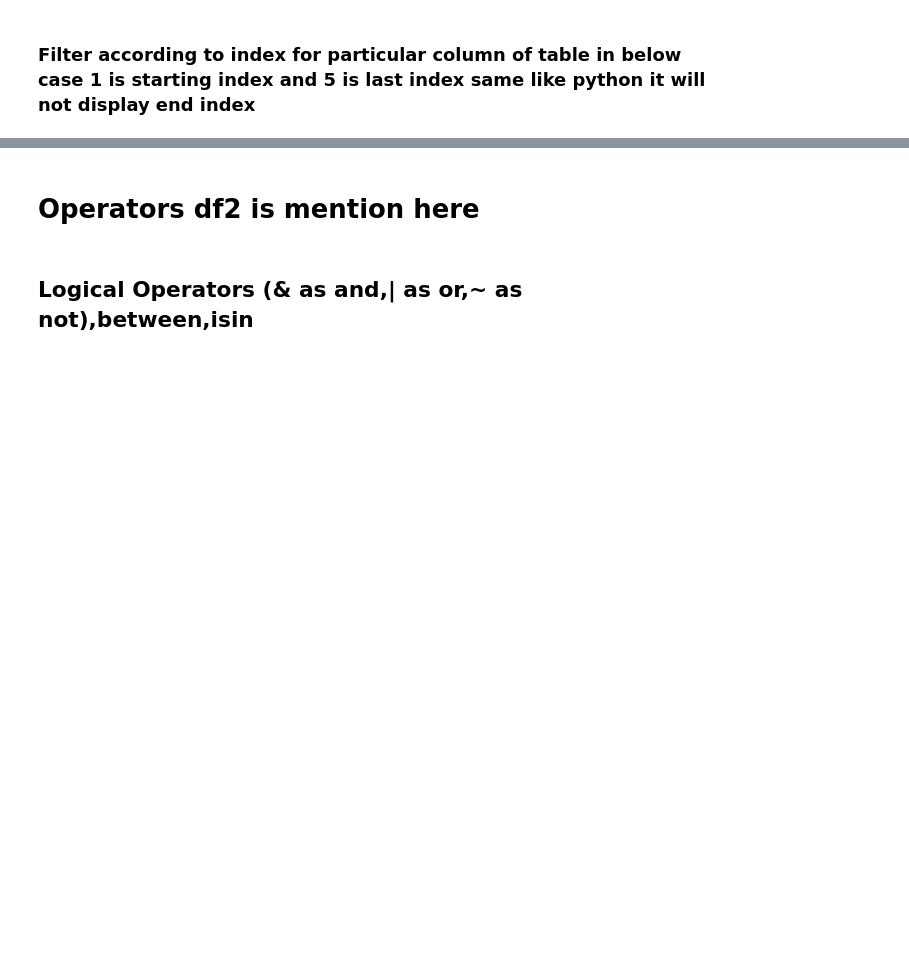
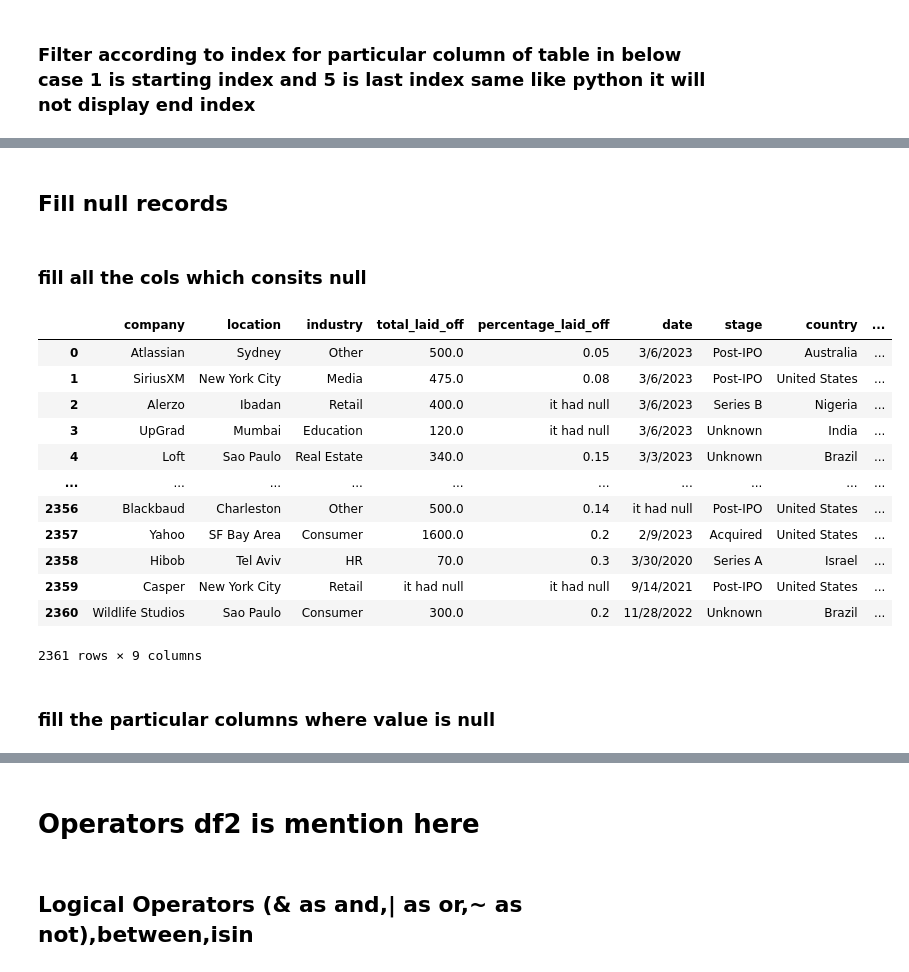
Before and after one commit to Ni3Gawande/pandas, a Jupyter notebook: NotesIG.ipynb, the cells around one changed output, grey strips where cells are left out. Saved outputs shown, nothing was run; the diff lists cells and outputs as text; code cells hidden in the pictures; blank space fills up the shorter version.

```diff
--- a/NotesIG.ipynb
+++ b/NotesIG.ipynb
@@ -543,0 +229,24 @@ Name: company, dtype: object
+# %% [markdown]
+## Fill null records
+# %% [markdown]
+### fill all the cols which consits null
+# %%
+res=df.fillna('it had null')
+res
+# res.isna().sum()
+# %% [output]
+|  | company | location | industry | total_laid_off | percentage_laid_off | date | stage | country | ... |
+| 0 | Atlassian | Sydney | Other | 500.0 | 0.05 | 3/6/2023 | Post-IPO | Australia | ... |
+| 1 | SiriusXM | New York City | Media | 475.0 | 0.08 | 3/6/2023 | Post-IPO | United States | ... |
+| 2 | Alerzo | Ibadan | Retail | 400.0 | it had null | 3/6/2023 | Series B | Nigeria | ... |
+| 3 | UpGrad | Mumbai | Education | 120.0 | it had null | 3/6/2023 | Unknown | India | ... |
+| 4 | Loft | Sao Paulo | Real Estate | 340.0 | 0.15 | 3/3/2023 | Unknown | Brazil | ... |
+| ... | ... | ... | ... | ... | ... | ... | ... | ... | ... |
+| 2356 | Blackbaud | Charleston | Other | 500.0 | 0.14 | it had null | Post-IPO | United States | ... |
+| 2357 | Yahoo | SF Bay Area | Consumer | 1600.0 | 0.2 | 2/9/2023 | Acquired | United States | ... |
+| 2358 | Hibob | Tel Aviv | HR | 70.0 | 0.3 | 3/30/2020 | Series A | Israel | ... |
+| 2359 | Casper | New York City | Retail | it had null | it had null | 9/14/2021 | Post-IPO | United States | ... |
+| 2360 | Wildlife Studios | Sao Paulo | Consumer | 300.0 | 0.2 | 11/28/2022 | Unknown | Brazil | ... |
+2361 rows × 9 columns
+# %% [markdown]
+### fill the particular columns where value is null
```
Also changed, not shown: parts of 192 cells of this notebook.
